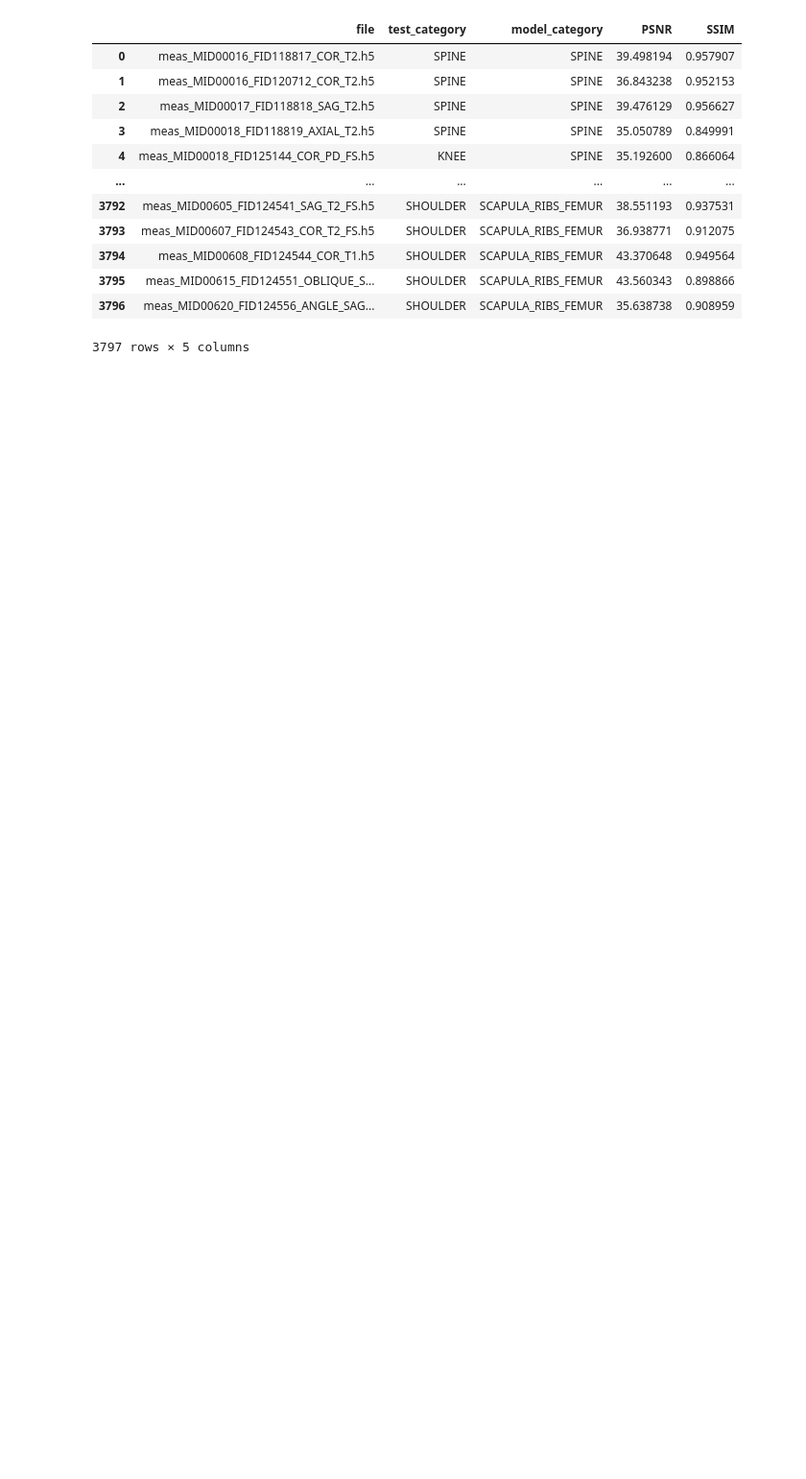
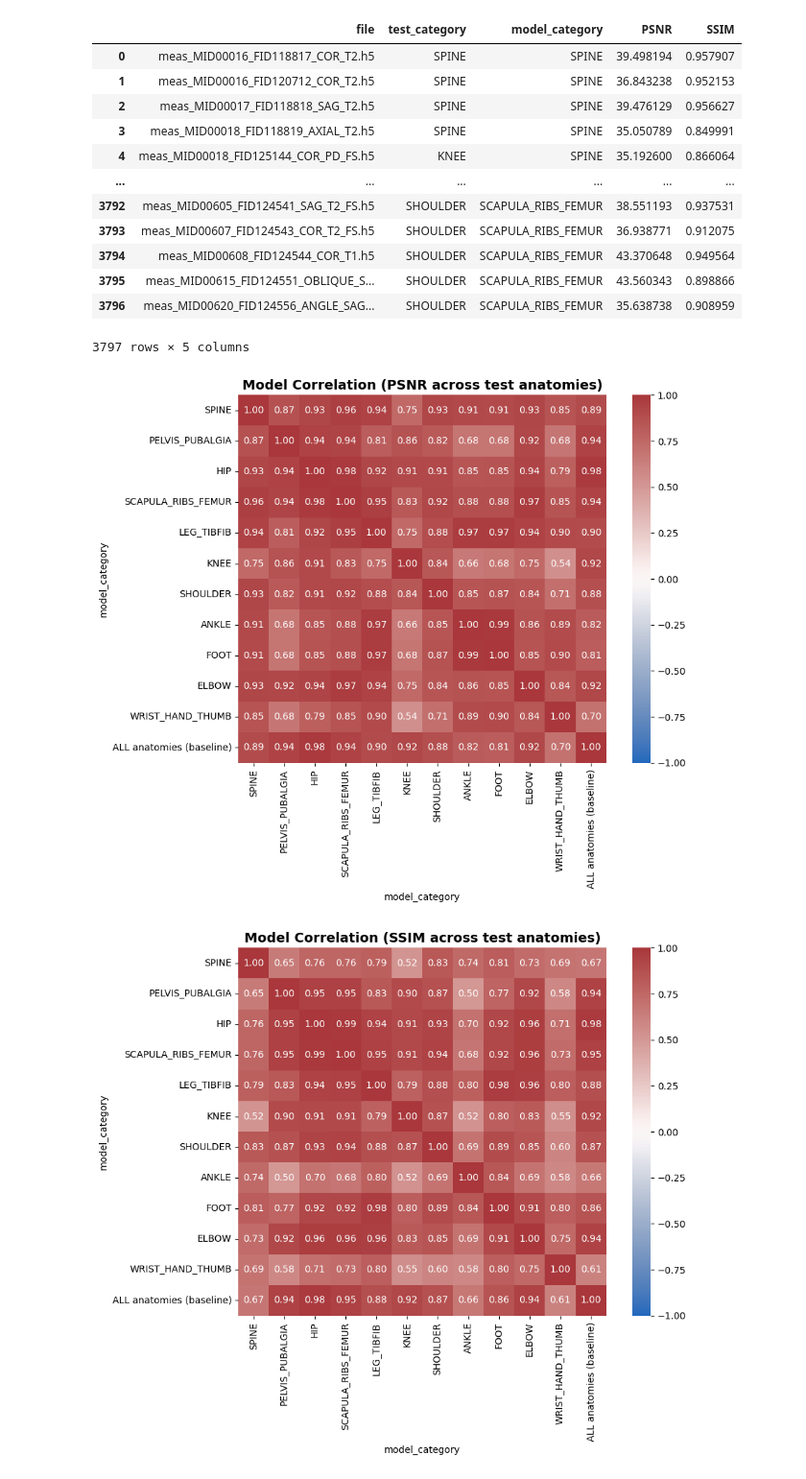
Before and after one commit to AIF4S/mosaicmri, a Jupyter notebook: varnet/analize_results/analize_results_anatomies.ipynb, the cells around one changed output. Shown at 96% size. Drawn from its saved outputs; the diff is of its cells as text; code cells hidden in the pictures; blank space fills up the shorter version.

```diff
--- a/varnet/analize_results/analize_results_anatomies.ipynb
+++ b/varnet/analize_results/analize_results_anatomies.ipynb
@@ -374,3 +376,40 @@ cross_df
 | 3795 | meas_MID00615_FID124551_OBLIQUE_S... | SHOULDER | SCAPULA_RIBS_FEMUR | 43.560343 | 0.898866 |
 | 3796 | meas_MID00620_FID124556_ANGLE_SAG... | SHOULDER | SCAPULA_RIBS_FEMUR | 35.638738 | 0.908959 |
 3797 rows × 5 columns
+# %%
+# Correlation of model performance across test anatomies
+# Uses per-category mean PSNR/SSIM; drops the 'Average' row to avoid bias.
+corr_psnr_base = psnr_matrix.drop(index=['Average'], errors='ignore')
+corr_psnr_base = corr_psnr_base.dropna(axis=1, how='all')
+psnr_corr = corr_psnr_base.corr(method='pearson', min_periods=2)
+
+corr_ssim_base = ssim_matrix.drop(index=['Average'], errors='ignore')
+corr_ssim_base = corr_ssim_base.dropna(axis=1, how='all')
+ssim_corr = corr_ssim_base.corr(method='pearson', min_periods=2)
+
+def plot_corr(corr, title, vmin=-1, vmax=1, cmap='vlag'):
+    plt.figure(figsize=(10, 8))
+    if _HAS_SEABORN:
+        sns.heatmap(corr, annot=True, fmt='.2f', cmap=cmap, vmin=vmin, vmax=vmax, square=True, cbar=True)
+    else:
+        ax = plt.gca()
+        im = ax.imshow(corr.values, aspect='auto', cmap='coolwarm', vmin=vmin, vmax=vmax)
+        plt.colorbar(im, ax=ax)
+        ax.set_xticks(np.arange(len(corr.columns)))
+        ax.set_yticks(np.arange(len(corr.index)))
+        ax.set_xticklabels(corr.columns, rotation=45, ha='right')
+        ax.set_yticklabels(corr.index)
+        for i in range(len(corr.index)):
+            for j in range(len(corr.columns)):
+                val = corr.values[i, j]
+                if not np.isnan(val):
+                    ax.text(j, i, f'{val:.2f}', ha='center', va='center', color='black', fontsize=9)
+    plt.title(title, fontsize=14, weight='bold')
+    plt.tight_layout()
+    plt.show()
+
+plot_corr(psnr_corr, 'Model Correlation (PSNR across test anatomies)')
+plot_corr(ssim_corr, 'Model Correlation (SSIM across test anatomies)')
+# %% [output]
+[figure, added]
+[figure, added]
```
Also changed, not shown: parts of 3 cells of this notebook, 15 other files.
